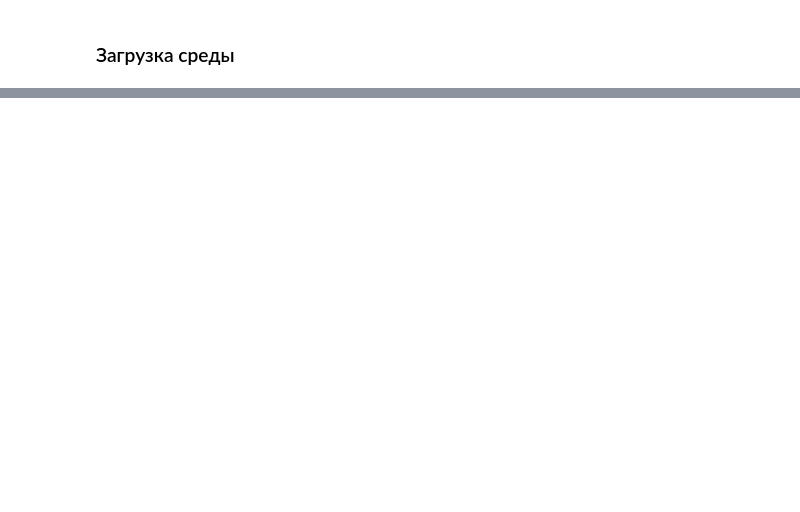
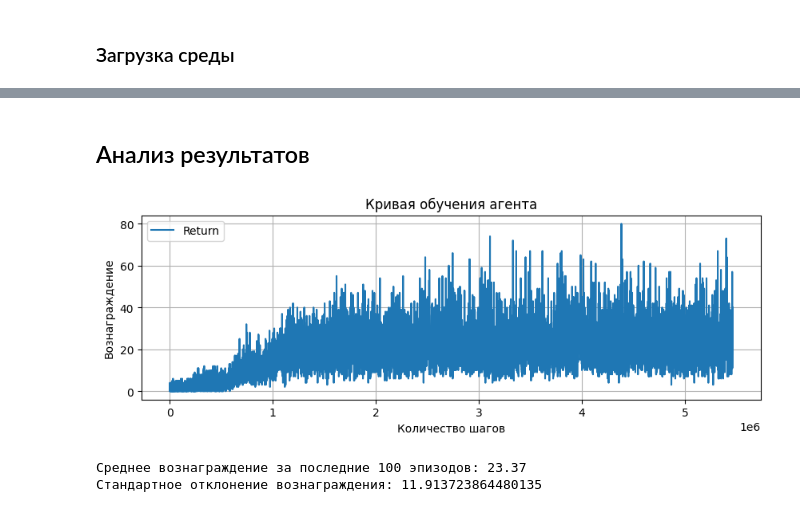
Before and after one commit to eezimin/mai_rl, a Jupyter notebook: main.ipynb, the cells around one changed output, grey strips where cells are left out. Saved outputs shown, nothing was run; the diff lists cells and outputs as text; code cells hidden in the pictures; blank space fills up the shorter version.

Commit message:
ДЗ2 Обучение модели и кривые обучения

```diff
--- a/main.ipynb
+++ b/main.ipynb
@@ -48,0 +543,31 @@ A.L.E: Arcade Learning Environment (version 0.10.1+6a7e0ae)
+# %% [markdown]
+## Анализ результатов
+# %%
+# Загрузка данных из сохраненного CSV
+results_df = pd.read_csv("training_results.csv")
+
+# График зависимости награды от количества шагов
+plt.figure(figsize=(10, 3))
+sns.lineplot(data=results_df, x="Step", y="Return", label="Return")
+plt.title("Кривая обучения агента")
+plt.xlabel("Количество шагов")
+plt.ylabel("Вознаграждение")
+plt.legend()
+plt.grid()
+plt.show()
+# %% [output]
+[figure, added]
+# %%
+# Рассчет скользящего среднего вознаграждения
+window_size = 100
+results_df["MovingAverage"] = results_df["Return"].rolling(window=window_size).mean()
+
+# Основные метрики
+final_avg_return = results_df["Return"].iloc[-window_size:].mean()
+std_return = results_df["Return"].std()
+
+print(f"Среднее вознаграждение за последние {window_size} эпизодов: {final_avg_return}")
+print(f"Стандартное отклонение вознаграждения: {std_return}")
+# %% [output]
+Среднее вознаграждение за последние 100 эпизодов: 23.37
+Стандартное отклонение вознаграждения: 11.913723864480135
```
Also changed, not shown: parts of 27 cells of this notebook, 1 other file.
